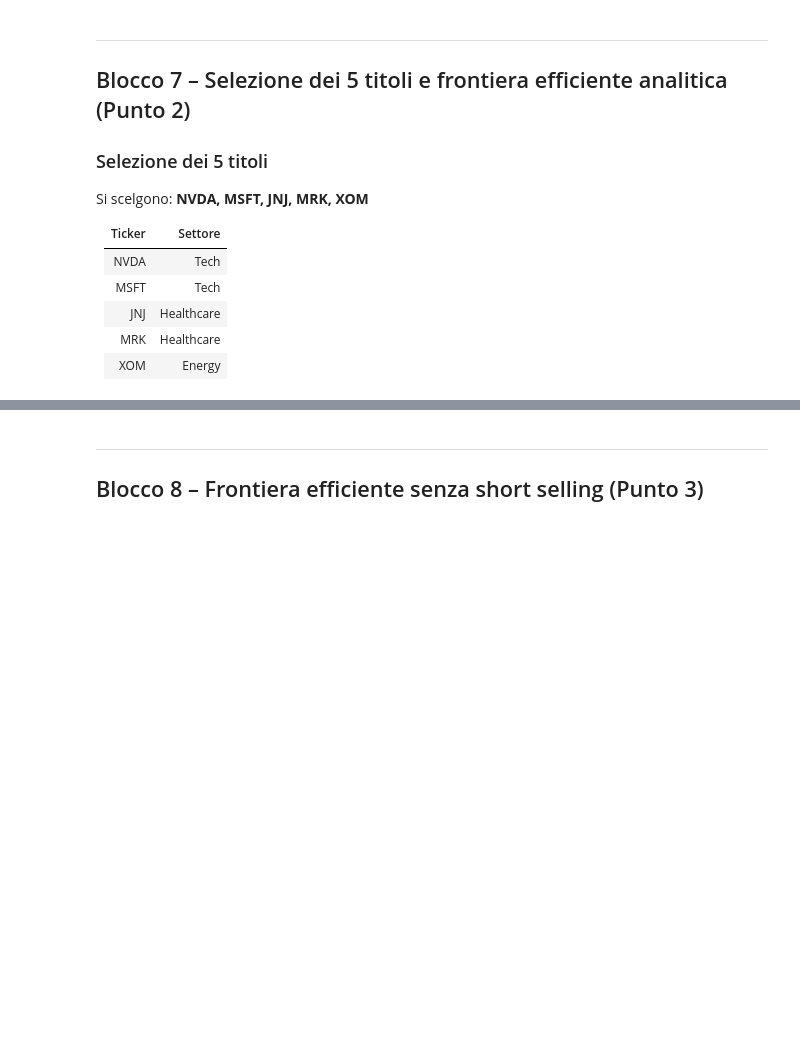
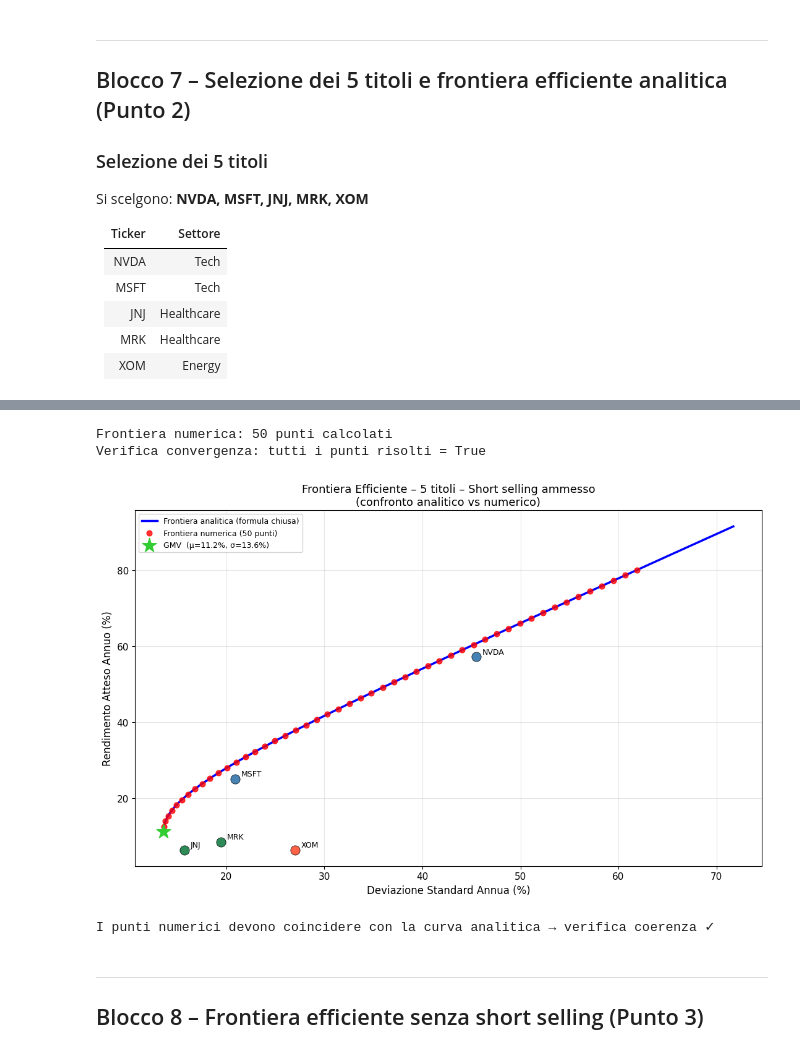
Before and after one commit to Pope2002UniPisa/Caso-pratico-EMFI-1, a Jupyter notebook: parte_A/notebook_A.ipynb, the cells around one changed output, grey strips where cells are left out. Saved outputs shown, nothing was run; the diff lists cells and outputs as text; code cells hidden in the pictures; blank space fills up the shorter version.

```diff
--- a/parte_A/notebook_A.ipynb
+++ b/parte_A/notebook_A.ipynb
@@ -3117,3 +288,65 @@ SyntaxError: unterminated string literal (detected at line 605) (4114567984.py,
+# %%
+mu_grid = np.linspace(mu_gmv, mu5.max() * 1.6, 300)
+sig_analytical = np.sqrt((C_mk * mu_grid**2 - 2*A_mk * mu_grid + B_mk) / D_mk)
+def weights_analytical(mu_p):
+    lam = (C_mk * mu_p - A_mk) / D_mk
+    gam = (B_mk - A_mk * mu_p) / D_mk
+    return lam * (Sig5_inv @ mu5) + gam * (Sig5_inv @ iota)
+from scipy.optimize import minimize
+def portfolio_vol(w):
+    return np.sqrt(w @ Sig5 @ w)
+mu_targets = np.linspace(mu_gmv, mu5.max() * 1.4, 50)
+sig_numerical = np.zeros(len(mu_targets))
+w_numerical   = np.zeros((len(mu_targets), n5))
+for i, mu_t in enumerate(mu_targets):
+    constraints = [
+        {'type': 'eq', 'fun': lambda w, mt=mu_t: w @ mu5 - mt},  # rendimento target
+        {'type': 'eq', 'fun': lambda w: w.sum() - 1}              # pesi sommano a 1
+    ]
+    res = minimize(portfolio_vol, x0=np.ones(n5)/n5,
+                   method='SLSQP', constraints=constraints,
+                   options={'ftol': 1e-12, 'maxiter': 1000})
+    sig_numerical[i]   = res.fun
+    w_numerical[i]     = res.x
+print(f"Frontiera numerica: {len(mu_targets)} punti calcolati")
+print(f"Verifica convergenza: tutti i punti risolti = {np.all(sig_numerical > 0)}")
+# ── Grafico confronto analitica vs numerica
+fig, ax = plt.subplots(figsize=(11, 7))
+# Frontiera analitica (curva continua)
+ax.plot(sig_analytical * np.sqrt(12) * 100,
+        mu_grid * 12 * 100,
+        'b-', linewidth=2.5, label='Frontiera analitica (formula chiusa)', zorder=2)
+# Frontiera numerica (punti, devono sovrapporsi alla curva analitica)
+ax.scatter(sig_numerical * np.sqrt(12) * 100,
+           mu_targets * 12 * 100,
+           color='red', s=40, zorder=5, label='Frontiera numerica (50 punti)', alpha=0.8)
+# GMV
+ax.scatter(sig_gmv * np.sqrt(12) * 100, mu_gmv * 12 * 100,
+           color='limegreen', s=300, zorder=6, marker='*',
+           label=f'GMV  (μ={mu_gmv*12*100:.1f}%, σ={sig_gmv*np.sqrt(12)*100:.1f}%)')
+# Singoli asset
+colors5 = {'NVDA': 'steelblue', 'MSFT': 'steelblue',
+           'JNJ': 'seagreen', 'MRK': 'seagreen', 'XOM': 'tomato'}
+for t in SELECTED:
+    ax.scatter(ret5[t].std() * np.sqrt(12) * 100,
+               ret5[t].mean() * 12 * 100,
+               color=colors5[t], s=120, zorder=4, edgecolors='black', linewidths=0.5)
+    ax.annotate(t, (ret5[t].std()*np.sqrt(12)*100, ret5[t].mean()*12*100),
+                textcoords='offset points', xytext=(7, 3), fontsize=9)
+ax.set_xlabel('Deviazione Standard Annua (%)', fontsize=12)
+ax.set_ylabel('Rendimento Atteso Annuo (%)', fontsize=12)
+ax.set_title('Frontiera Efficiente – 5 titoli – Short selling ammesso\n(confronto analitico vs numerico)', fontsize=13)
+ax.legend(fontsize=9)
+ax.grid(True, alpha=0.3)
+fig.tight_layout()
+fig.savefig('efficient_frontier_A2.png', dpi=150)
+plt.show()
+print("I punti numerici devono coincidere con la curva analitica → verifica coerenza ✓")
+# %% [output]
+Frontiera numerica: 50 punti calcolati
+Verifica convergenza: tutti i punti risolti = True
+[figure, added]
+I punti numerici devono coincidere con la curva analitica → verifica coerenza ✓
 # %% [markdown]
 ---
 ## Blocco 8 – Frontiera efficiente senza short selling (Punto 3)
```
Also changed, not shown: parts of 7 cells of this notebook, 16 other files.
